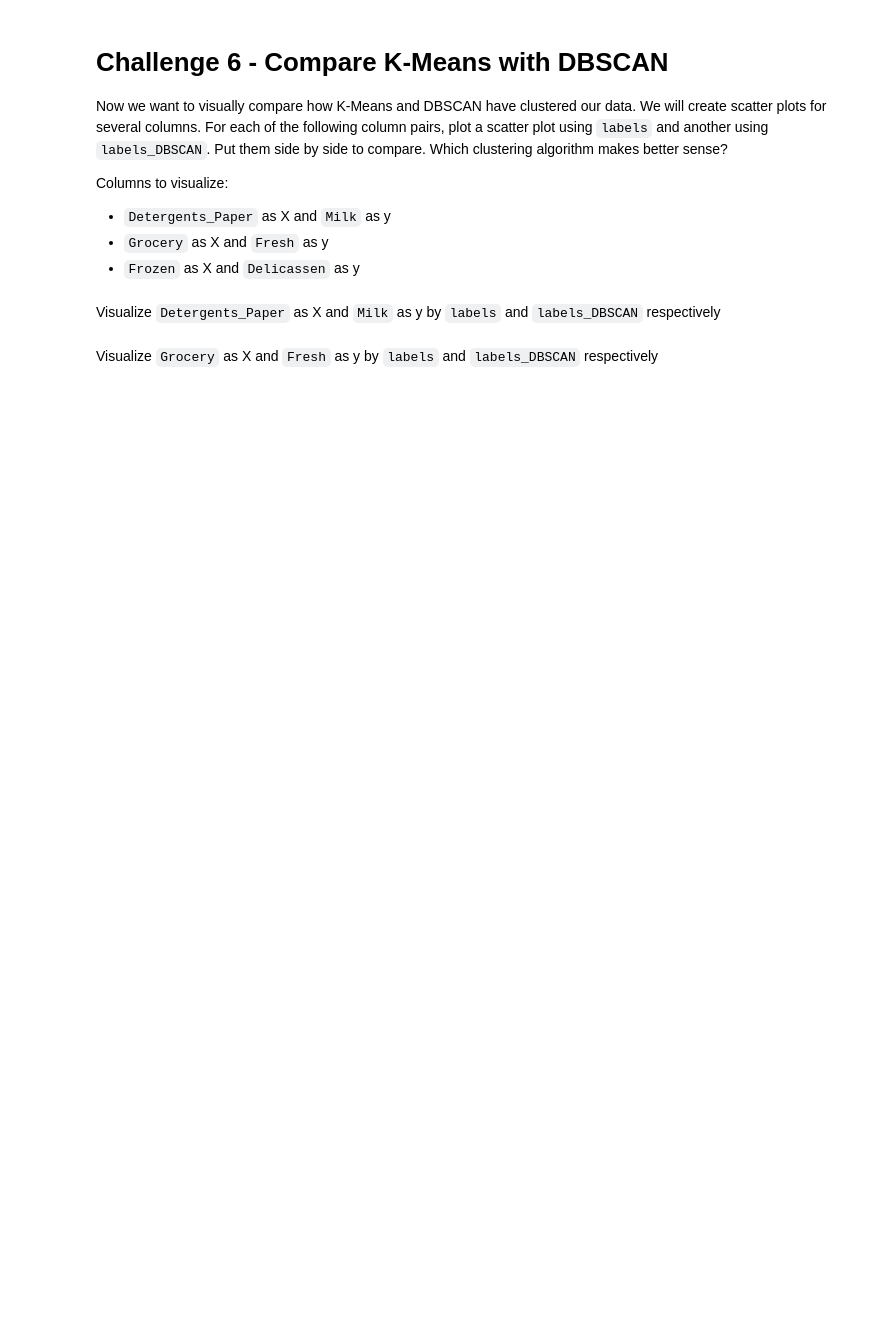
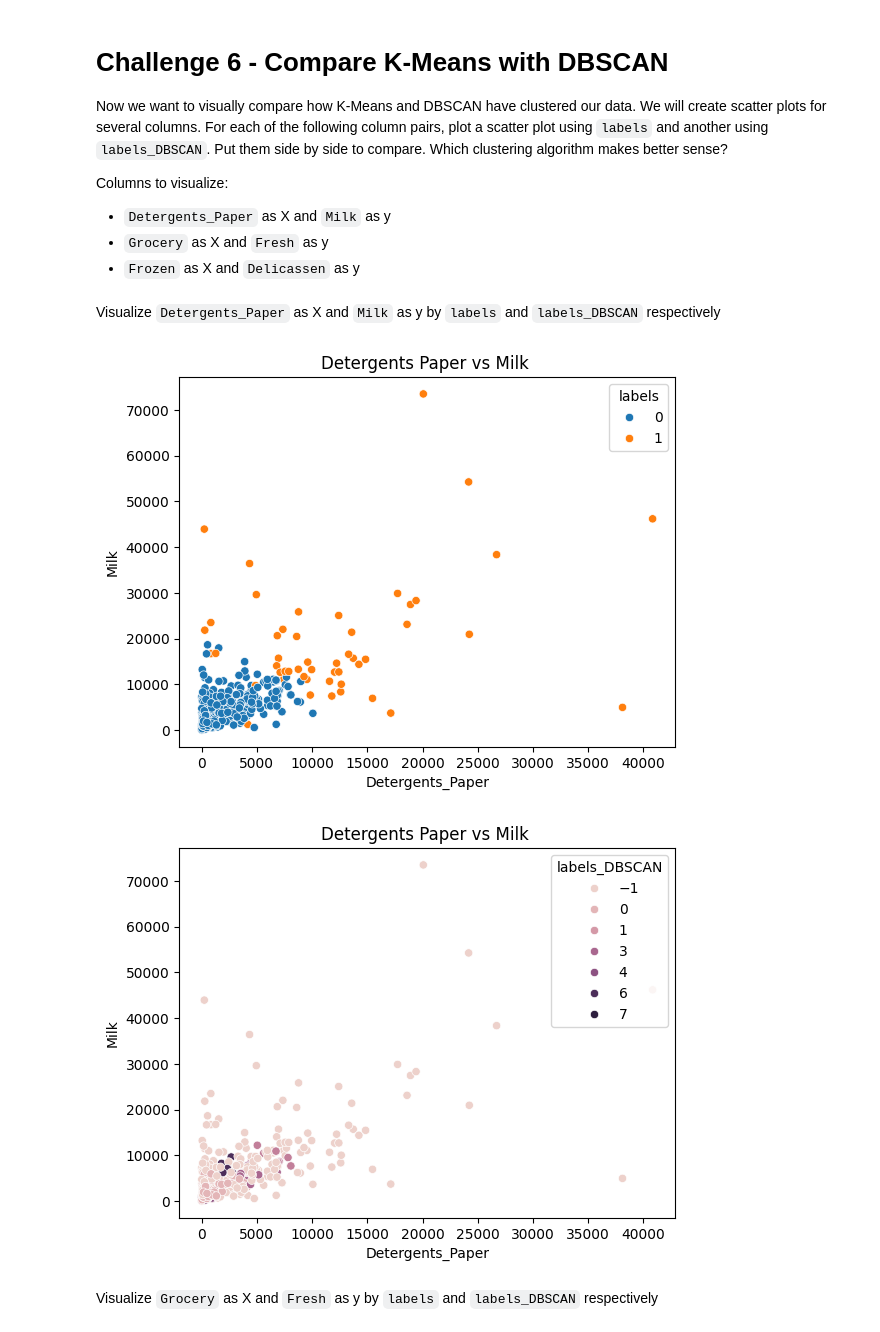
Before and after one commit to MC993/lab-unsupervised-learning-en, a Jupyter notebook: your-code/main.ipynb, the cells around one changed output. Saved outputs shown, nothing was run; the diff lists cells and outputs as text; code cells hidden in the pictures; blank space fills up the shorter version.

```diff
--- a/your-code/main.ipynb
+++ b/your-code/main.ipynb
@@ -130,9 +114,15 @@ Diverse value ranges in different features could cause issues in our clustering.
 #### We will use the `StandardScaler` from `sklearn.preprocessing` and scale our data. Read more about `StandardScaler` [here](https://scikit-learn.org/stable/modules/generated/sklearn.preprocessing.StandardScaler.html#sklearn.preprocessing.StandardScaler).
 
 *After scaling your data, assign the transformed data to a new variable `customers_scale`.*
+# %%
+data_feature = df.drop(columns='Channel').values
 # %%
 # Your import here:
 
 from sklearn.preprocessing import StandardScaler
 
 # Your code here:
+scaler = StandardScaler()
+customers_scale = scaler.fit_transform(data_feature)
+
+customers_scale
@@ -144,3 +148,10 @@ Now let's cluster the data with K-Means first. Initiate the K-Means model, then
 from sklearn.cluster import KMeans
 
 # Your code here:
+
+num_cluster = 2
+
+kmeans = KMeans(n_clusters=num_cluster, random_state=42)
+df['labels'] = kmeans.fit_predict(customers_scale)
+
+df.head()
@@ -166,3 +190,9 @@ Now let's cluster the data using DBSCAN. Use `DBSCAN(eps=0.5)` to initiate the m
 from sklearn.cluster import DBSCAN
 
 # Your code here
+
+# Apply DBSCAN clustering
+dbscan = DBSCAN(eps=0.5)
+df['labels_DBSCAN'] = dbscan.fit_predict(customers_scale)
+
+df.head()
@@ -194,2 +243,9 @@ def plot(x,y,hue):
+# %%
+# Your code here:
+plot(df['Detergents_Paper'], df['Milk'], df['labels'])
+plot(df['Detergents_Paper'], df['Milk'], df['labels_DBSCAN'])
+# %% [output]
+[figure, added]
+[figure, added]
 # %% [markdown]
 Visualize `Grocery` as X and `Fresh` as y by `labels` and `labels_DBSCAN` respectively
```
Also changed, not shown: parts of 21 cells of this notebook.
